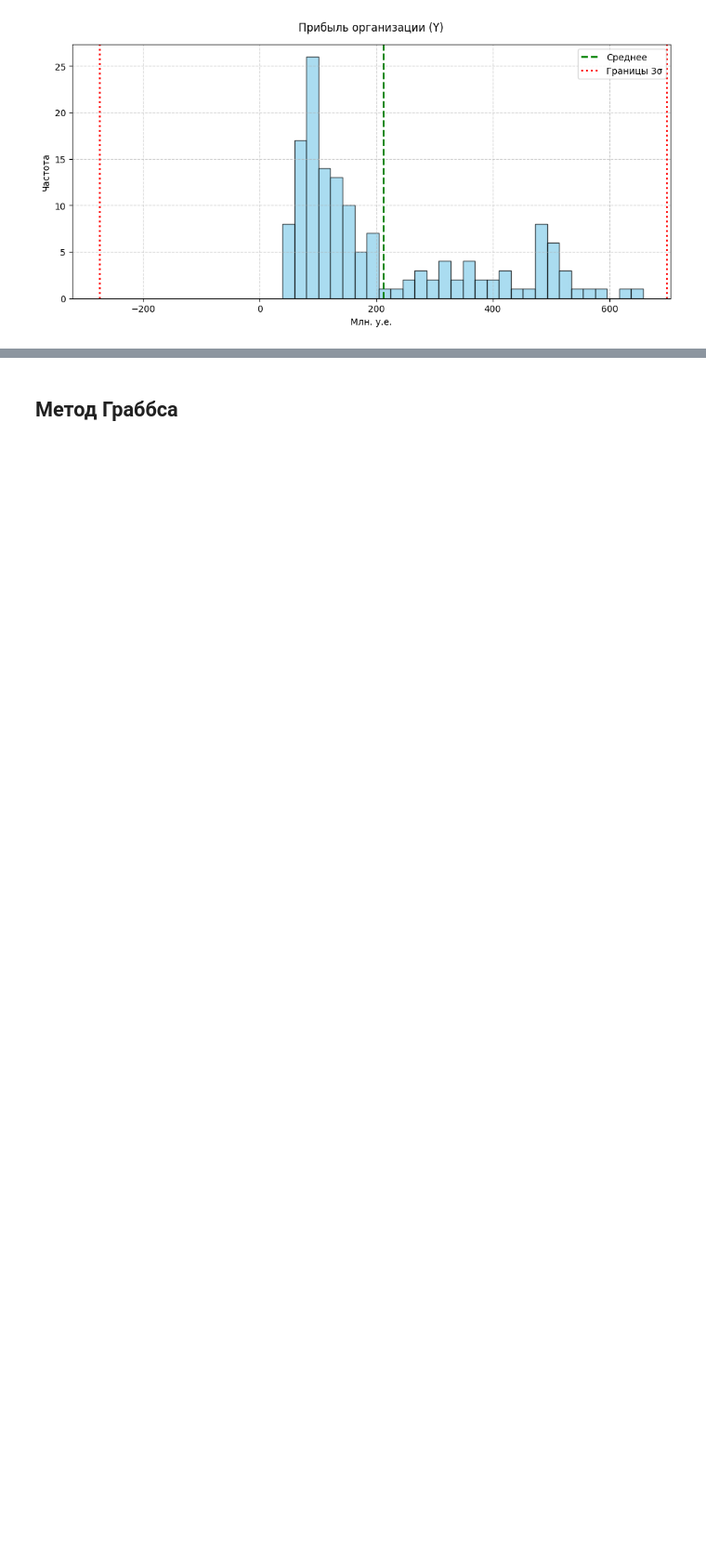
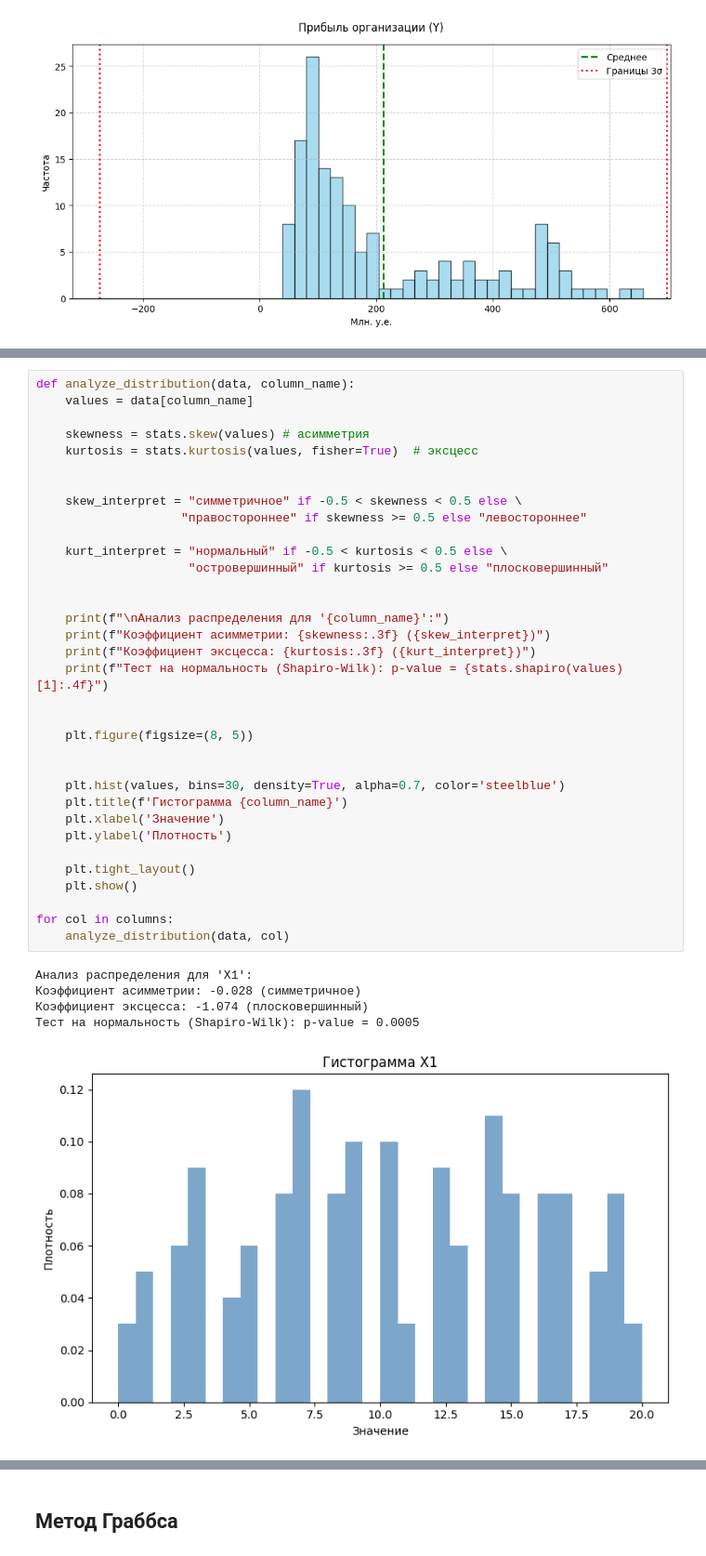
Before and after one commit to AntoninaRemizova/MMAD, a Jupyter notebook: ММАД_КР.ipynb, the cells around one changed output, grey strips where cells are left out. Shown at 93% size. Cells and saved outputs as stored; diff of their text form; blank space fills up the shorter version.

```diff
--- a/ММАД_КР.ipynb
+++ b/ММАД_КР.ipynb
@@ -382,0 +382,40 @@ for col in columns:
+# %%
+def analyze_distribution(data, column_name):
+    values = data[column_name]
+
+    skewness = stats.skew(values) # асимметрия
+    kurtosis = stats.kurtosis(values, fisher=True)  # эксцесс
+
+
+    skew_interpret = "симметричное" if -0.5 < skewness < 0.5 else \
+                    "правостороннее" if skewness >= 0.5 else "левостороннее"
+
+    kurt_interpret = "нормальный" if -0.5 < kurtosis < 0.5 else \
+                     "островершинный" if kurtosis >= 0.5 else "плосковершинный"
+
+
+    print(f"\nАнализ распределения для '{column_name}':")
+    print(f"Коэффициент асимметрии: {skewness:.3f} ({skew_interpret})")
+    print(f"Коэффициент эксцесса: {kurtosis:.3f} ({kurt_interpret})")
+    print(f"Тест на нормальность (Shapiro-Wilk): p-value = {stats.shapiro(values)[1]:.4f}")
+
+
+    plt.figure(figsize=(8, 5))
+
+
+    plt.hist(values, bins=30, density=True, alpha=0.7, color='steelblue')
+    plt.title(f'Гистограмма {column_name}')
+    plt.xlabel('Значение')
+    plt.ylabel('Плотность')
+
+    plt.tight_layout()
+    plt.show()
+
+for col in columns:
+    analyze_distribution(data, col)
+# %% [output]
+Анализ распределения для 'X1':
+Коэффициент асимметрии: -0.028 (симметричное)
+Коэффициент эксцесса: -1.074 (плосковершинный)
+Тест на нормальность (Shapiro-Wilk): p-value = 0.0005
+[figure, added]
```
Also changed, not shown: parts of 15 cells of this notebook.
